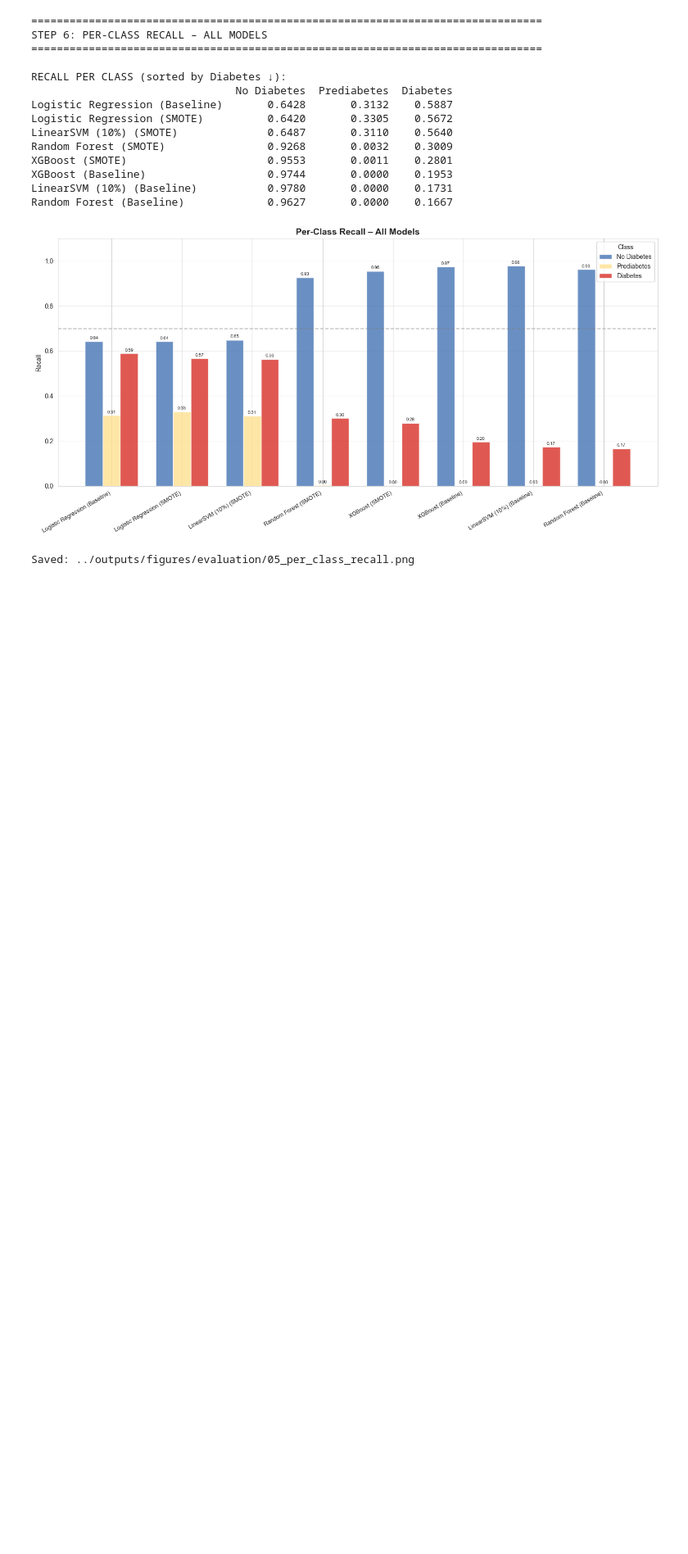
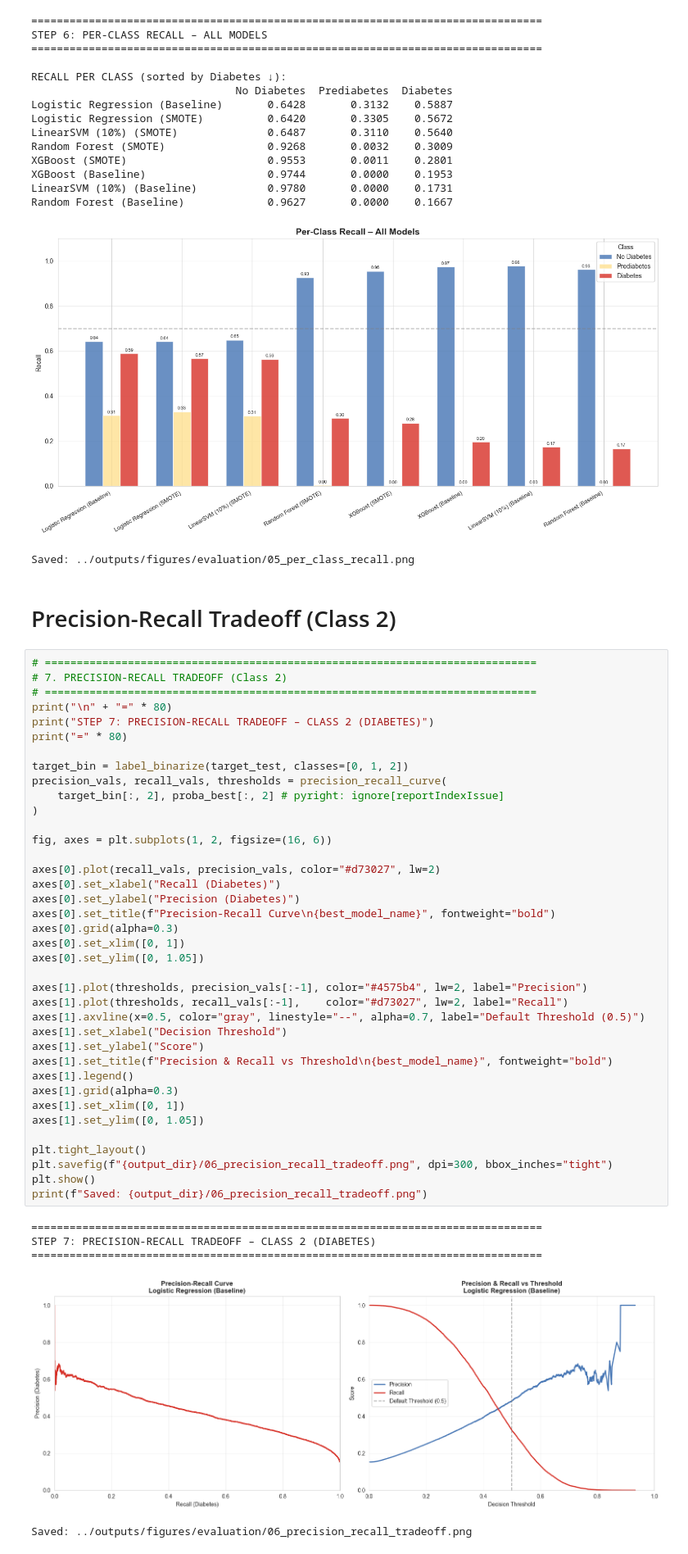
Before and after one commit to eyyuboeztuerk-arch/diabetes-multiclass-project, a Jupyter notebook: notebooks/04_evaluation.ipynb, the cells around one changed output. Shown at 82% size. Drawn from its saved outputs; the diff is of its cells as text; blank space fills up the shorter version.

Commit message:
Add precision-recall tradeoff (class 2) for all models in 04_evaluation.ipynb

```diff
--- a/notebooks/04_evaluation.ipynb
+++ b/notebooks/04_evaluation.ipynb
@@ -406,3 +406,49 @@ LinearSVM (10%) (Baseline)           0.9780       0.0000    0.1731
 Random Forest (Baseline)             0.9627       0.0000    0.1667
 [figure]
 Saved: ../outputs/figures/evaluation/05_per_class_recall.png
+# %% [markdown]
+# Precision-Recall Tradeoff (Class 2)
+# %%
+# =============================================================================
+# 7. PRECISION-RECALL TRADEOFF (Class 2)
+# =============================================================================
+print("\n" + "=" * 80)
+print("STEP 7: PRECISION-RECALL TRADEOFF – CLASS 2 (DIABETES)")
+print("=" * 80)
+
+target_bin = label_binarize(target_test, classes=[0, 1, 2])
+precision_vals, recall_vals, thresholds = precision_recall_curve(
+    target_bin[:, 2], proba_best[:, 2] # pyright: ignore[reportIndexIssue]
+)
+
+fig, axes = plt.subplots(1, 2, figsize=(16, 6))
+
+axes[0].plot(recall_vals, precision_vals, color="#d73027", lw=2)
+axes[0].set_xlabel("Recall (Diabetes)")
+axes[0].set_ylabel("Precision (Diabetes)")
+axes[0].set_title(f"Precision-Recall Curve\n{best_model_name}", fontweight="bold")
+axes[0].grid(alpha=0.3)
+axes[0].set_xlim([0, 1])
+axes[0].set_ylim([0, 1.05])
+
+axes[1].plot(thresholds, precision_vals[:-1], color="#4575b4", lw=2, label="Precision")
+axes[1].plot(thresholds, recall_vals[:-1],    color="#d73027", lw=2, label="Recall")
+axes[1].axvline(x=0.5, color="gray", linestyle="--", alpha=0.7, label="Default Threshold (0.5)")
+axes[1].set_xlabel("Decision Threshold")
+axes[1].set_ylabel("Score")
+axes[1].set_title(f"Precision & Recall vs Threshold\n{best_model_name}", fontweight="bold")
+axes[1].legend()
+axes[1].grid(alpha=0.3)
+axes[1].set_xlim([0, 1])
+axes[1].set_ylim([0, 1.05])
+
+plt.tight_layout()
+plt.savefig(f"{output_dir}/06_precision_recall_tradeoff.png", dpi=300, bbox_inches="tight")
+plt.show()
+print(f"Saved: {output_dir}/06_precision_recall_tradeoff.png")
+# %% [output]
+================================================================================
+STEP 7: PRECISION-RECALL TRADEOFF – CLASS 2 (DIABETES)
+================================================================================
+[figure, added]
+Saved: ../outputs/figures/evaluation/06_precision_recall_tradeoff.png
```
